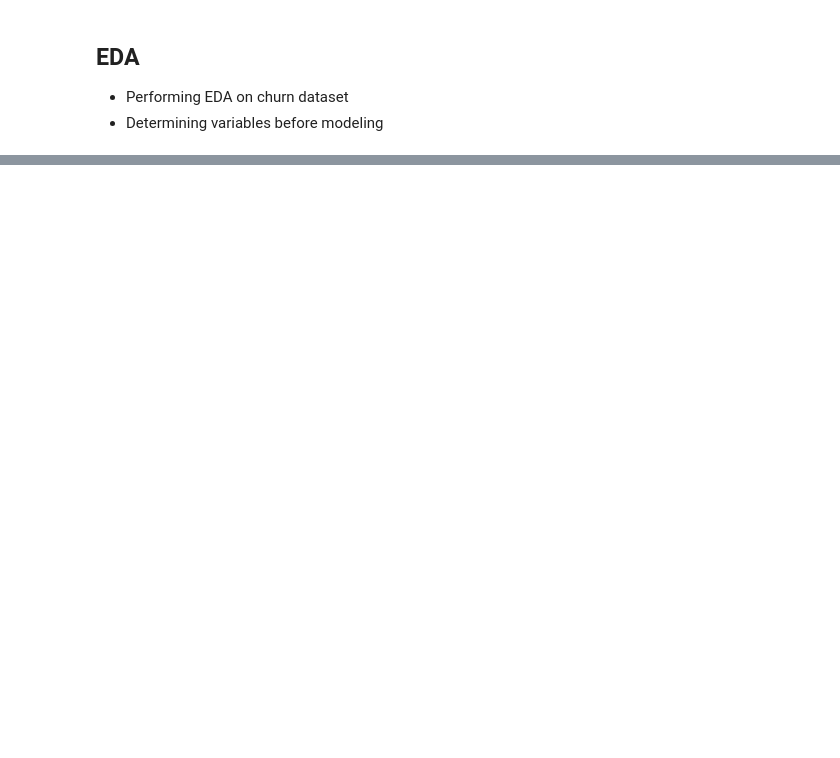
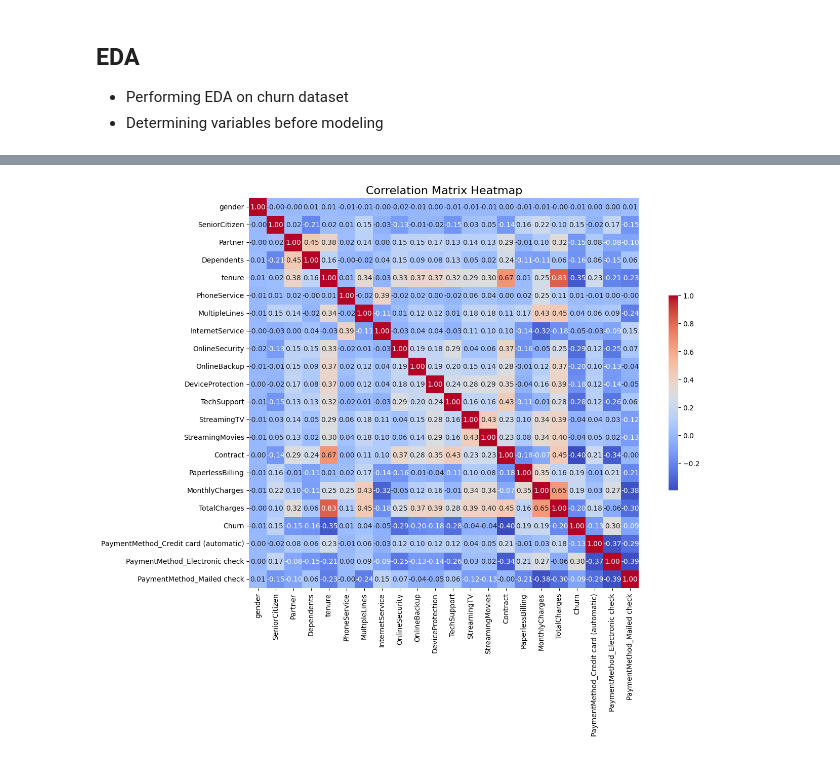
Before and after one commit to asrgr13/Machine_Learning_Projects, a Jupyter notebook: Telco_Customer_Churn/step_3_EDA_to_Modeling/EDA_churn_data.ipynb, the cells around one changed output, grey strips where cells are left out. Drawn from its saved outputs; the diff is of its cells as text; code cells hidden in the pictures; blank space fills up the shorter version.

Commit message:
Added correlation matrix to EDA_churn_data jupyter notebook file

```diff
--- a/Telco_Customer_Churn/step_3_EDA_to_Modeling/EDA_churn_data.ipynb
+++ b/Telco_Customer_Churn/step_3_EDA_to_Modeling/EDA_churn_data.ipynb
@@ -22,0 +48,12 @@ FileNotFoundError: [Errno 2] No such file or directory: 'telco-cust-churn-datase
+# %%
+data = new_churn_data("telco-cust-churn-dataset-for-cleaning.csv")
+# %%
+enc = OneHotEncoder(sparse=False, drop='first')
+
+encoded_col = enc.fit_transform(data[['PaymentMethod']])
+
+# Convert the result to a DataFrame for better readability
+encoded_df = pd.DataFrame(encoded_col, columns=enc.get_feature_names_out(['PaymentMethod']))
+# %%
+# Concatenate the original DataFrame (without the encoded columns) with the new encoded DataFrame
+df_final = pd.concat([data.drop(['PaymentMethod'], axis=1), encoded_df], axis=1)
@@ -22,0 +113,3 @@ FileNotFoundError: [Errno 2] No such file or directory: 'telco-cust-churn-datase
+# %%
+corr_matrix = df_final.drop(['customerID'],axis=1).corr()
+print(corr_matrix)
@@ -22,0 +137,12 @@ FileNotFoundError: [Errno 2] No such file or directory: 'telco-cust-churn-datase
+# %%
+# Set up the matplotlib figure
+plt.figure(figsize=(15, 10))
+
+# Create a heatmap
+sns.heatmap(corr_matrix, annot=True, fmt=".2f", cmap='coolwarm', square=True, cbar_kws={"shrink": .5})
+
+# Set title and labels
+plt.title('Correlation Matrix Heatmap', fontsize=16)
+plt.show()
+# %% [output]
+[figure, added]
```
Also changed, not shown: parts of 15 cells of this notebook.
